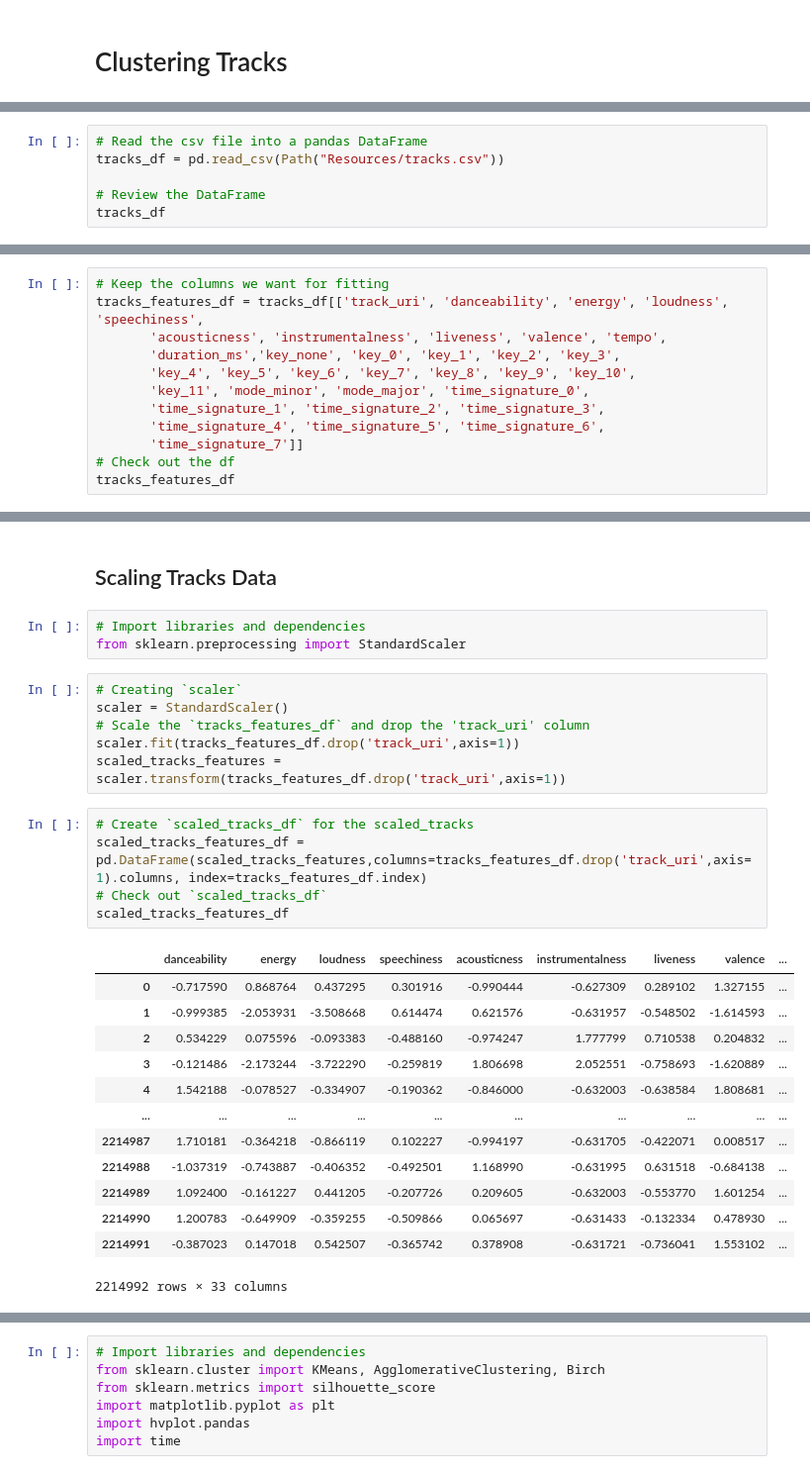
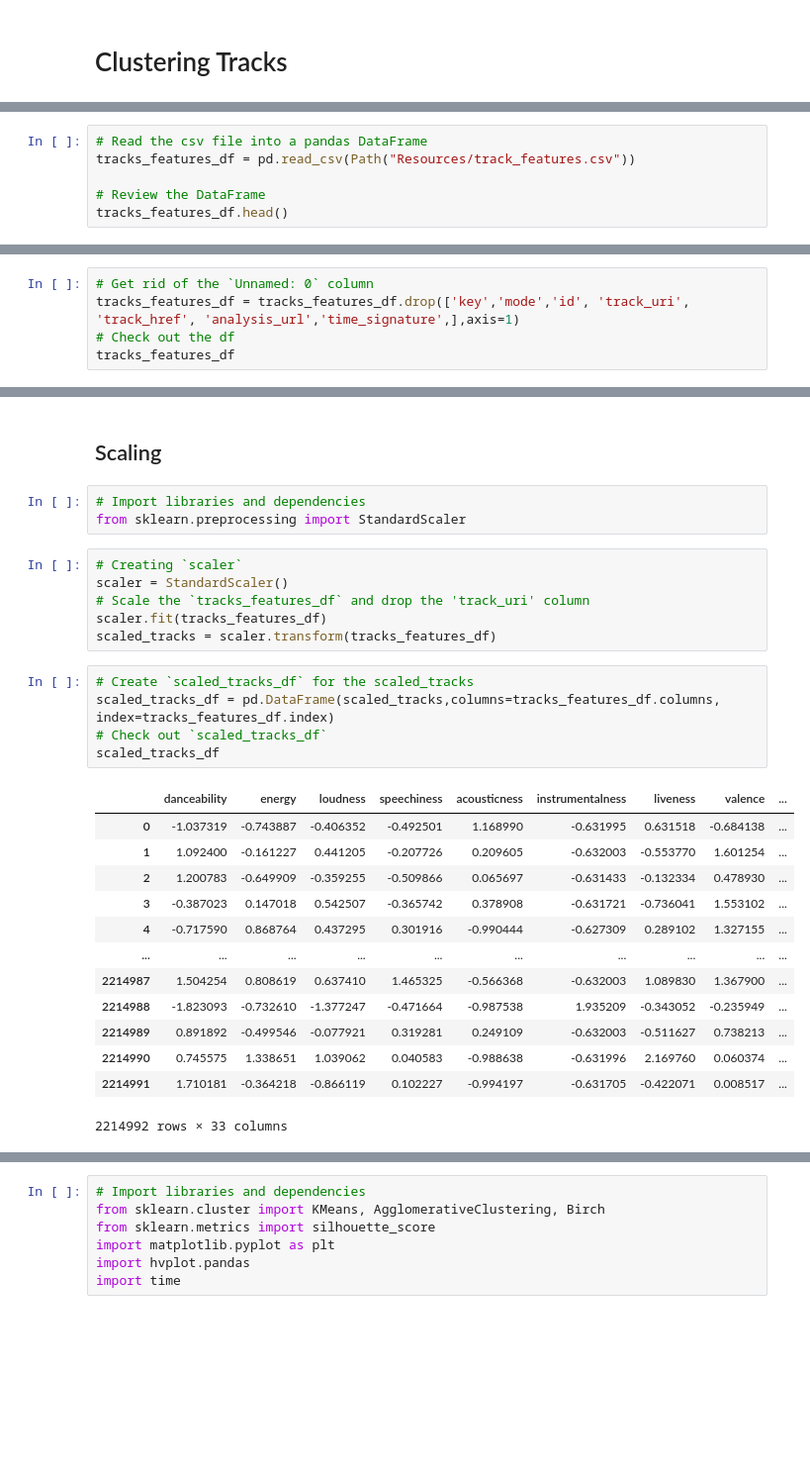
Before and after one commit to JoeBrueneman/Jammin_With_Spotify, a Jupyter notebook: Coding_notebooks/2.1_Track_Clustering.ipynb, the cells around one changed output, grey strips where cells are left out. Shown: that part at 99% size. Saved outputs shown, nothing was run; the diff lists cells and outputs as text; blank space fills up the shorter version.

```diff
--- a/Coding_notebooks/2.1_Track_Clustering.ipynb
+++ b/Coding_notebooks/2.1_Track_Clustering.ipynb
@@ -15,9 +13,9 @@ from sklearn.metrics.pairwise import cosine_similarity
 [interactive output not drawn]
 # %%
 # Read the csv file into a pandas DataFrame
-tracks_df = pd.read_csv(Path("Resources/tracks.csv"))
+tracks_features_df = pd.read_csv(Path("Resources/track_features.csv"))
 
 # Review the DataFrame
-tracks_df
+tracks_features_df.head()
 # %% [output]
 |  | danceability | energy | key | loudness | mode | speechiness | acousticness | instrumentalness | ... |
@@ -56,13 +41,6 @@ plt.show()
 # %%
-# Keep the columns we want for fitting
-tracks_features_df = tracks_df[['track_uri', 'danceability', 'energy', 'loudness', 'speechiness',
-       'acousticness', 'instrumentalness', 'liveness', 'valence', 'tempo',
-       'duration_ms','key_none', 'key_0', 'key_1', 'key_2', 'key_3',
-       'key_4', 'key_5', 'key_6', 'key_7', 'key_8', 'key_9', 'key_10',
-       'key_11', 'mode_minor', 'mode_major', 'time_signature_0',
-       'time_signature_1', 'time_signature_2', 'time_signature_3',
-       'time_signature_4', 'time_signature_5', 'time_signature_6',
-       'time_signature_7']]
+# Get rid of the `Unnamed: 0` column
+tracks_features_df = tracks_features_df.drop(['key','mode','id', 'track_uri', 'track_href', 'analysis_url','time_signature',],axis=1)
 # Check out the df
 tracks_features_df
 # %% [output]
@@ -82,5 +71,5 @@ tracks_features_df
 # %% [markdown]
-## Scaling Tracks Data
+## Scaling
 # %%
 # Import libraries and dependencies
 from sklearn.preprocessing import StandardScaler
@@ -88,25 +77,25 @@ from sklearn.preprocessing import StandardScaler
 # Creating `scaler`
 scaler = StandardScaler()
 # Scale the `tracks_features_df` and drop the 'track_uri' column
-scaler.fit(tracks_features_df.drop('track_uri',axis=1))
-scaled_tracks_features = scaler.transform(tracks_features_df.drop('track_uri',axis=1))
+scaler.fit(tracks_features_df)
+scaled_tracks = scaler.transform(tracks_features_df)
 # %%
 # Create `scaled_tracks_df` for the scaled_tracks
-scaled_tracks_features_df = pd.DataFrame(scaled_tracks_features,columns=tracks_features_df.drop('track_uri',axis=1).columns, index=tracks_features_df.index)
+scaled_tracks_df = pd.DataFrame(scaled_tracks,columns=tracks_features_df.columns, index=tracks_features_df.index)
 # Check out `scaled_tracks_df`
-scaled_tracks_features_df
+scaled_tracks_df
 # %% [output]
 |  | danceability | energy | loudness | speechiness | acousticness | instrumentalness | liveness | valence | ... |
-| 0 | -0.717590 | 0.868764 | 0.437295 | 0.301916 | -0.990444 | -0.627309 | 0.289102 | 1.327155 | ... |
-| 1 | -0.999385 | -2.053931 | -3.508668 | 0.614474 | 0.621576 | -0.631957 | -0.548502 | -1.614593 | ... |
-| 2 | 0.534229 | 0.075596 | -0.093383 | -0.488160 | -0.974247 | 1.777799 | 0.710538 | 0.204832 | ... |
-| 3 | -0.121486 | -2.173244 | -3.722290 | -0.259819 | 1.806698 | 2.052551 | -0.758693 | -1.620889 | ... |
-| 4 | 1.542188 | -0.078527 | -0.334907 | -0.190362 | -0.846000 | -0.632003 | -0.638584 | 1.808681 | ... |
+| 0 | -1.037319 | -0.743887 | -0.406352 | -0.492501 | 1.168990 | -0.631995 | 0.631518 | -0.684138 | ... |
+| 1 | 1.092400 | -0.161227 | 0.441205 | -0.207726 | 0.209605 | -0.632003 | -0.553770 | 1.601254 | ... |
+| 2 | 1.200783 | -0.649909 | -0.359255 | -0.509866 | 0.065697 | -0.631433 | -0.132334 | 0.478930 | ... |
+| 3 | -0.387023 | 0.147018 | 0.542507 | -0.365742 | 0.378908 | -0.631721 | -0.736041 | 1.553102 | ... |
+| 4 | -0.717590 | 0.868764 | 0.437295 | 0.301916 | -0.990444 | -0.627309 | 0.289102 | 1.327155 | ... |
 | ... | ... | ... | ... | ... | ... | ... | ... | ... | ... |
-| 2214987 | 1.710181 | -0.364218 | -0.866119 | 0.102227 | -0.994197 | -0.631705 | -0.422071 | 0.008517 | ... |
-| 2214988 | -1.037319 | -0.743887 | -0.406352 | -0.492501 | 1.168990 | -0.631995 | 0.631518 | -0.684138 | ... |
-| 2214989 | 1.092400 | -0.161227 | 0.441205 | -0.207726 | 0.209605 | -0.632003 | -0.553770 | 1.601254 | ... |
-| 2214990 | 1.200783 | -0.649909 | -0.359255 | -0.509866 | 0.065697 | -0.631433 | -0.132334 | 0.478930 | ... |
-| 2214991 | -0.387023 | 0.147018 | 0.542507 | -0.365742 | 0.378908 | -0.631721 | -0.736041 | 1.553102 | ... |
+| 2214987 | 1.504254 | 0.808619 | 0.637410 | 1.465325 | -0.566368 | -0.632003 | 1.089830 | 1.367900 | ... |
+| 2214988 | -1.823093 | -0.732610 | -1.377247 | -0.471664 | -0.987538 | 1.935209 | -0.343052 | -0.235949 | ... |
+| 2214989 | 0.891892 | -0.499546 | -0.077921 | 0.319281 | 0.249109 | -0.632003 | -0.511627 | 0.738213 | ... |
+| 2214990 | 0.745575 | 1.338651 | 1.039062 | 0.040583 | -0.988638 | -0.631996 | 2.169760 | 0.060374 | ... |
+| 2214991 | 1.710181 | -0.364218 | -0.866119 | 0.102227 | -0.994197 | -0.631705 | -0.422071 | 0.008517 | ... |
 2214992 rows × 33 columns
 # %% [markdown]
```
Also changed, not shown: parts of 57 cells of this notebook, 2 other files.
